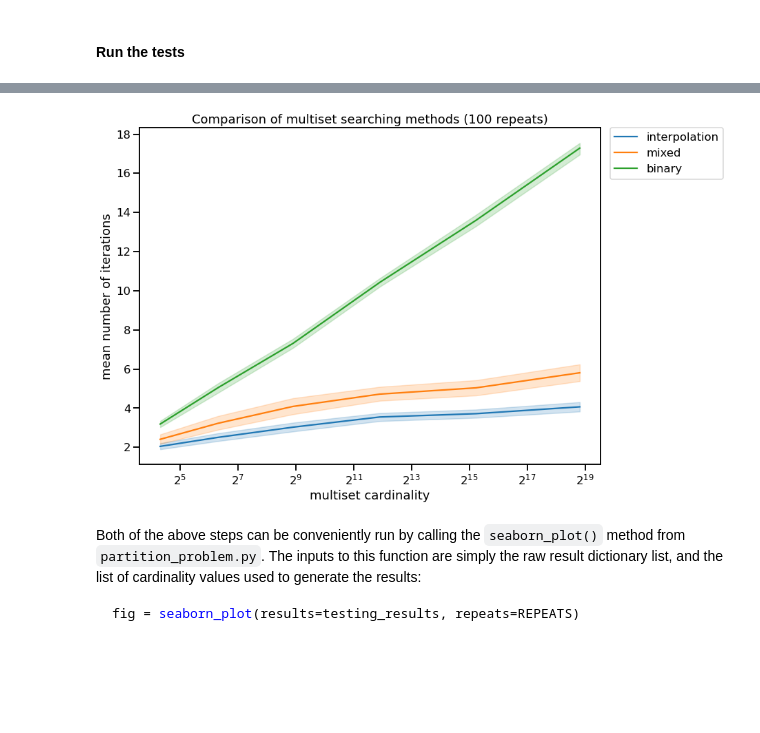
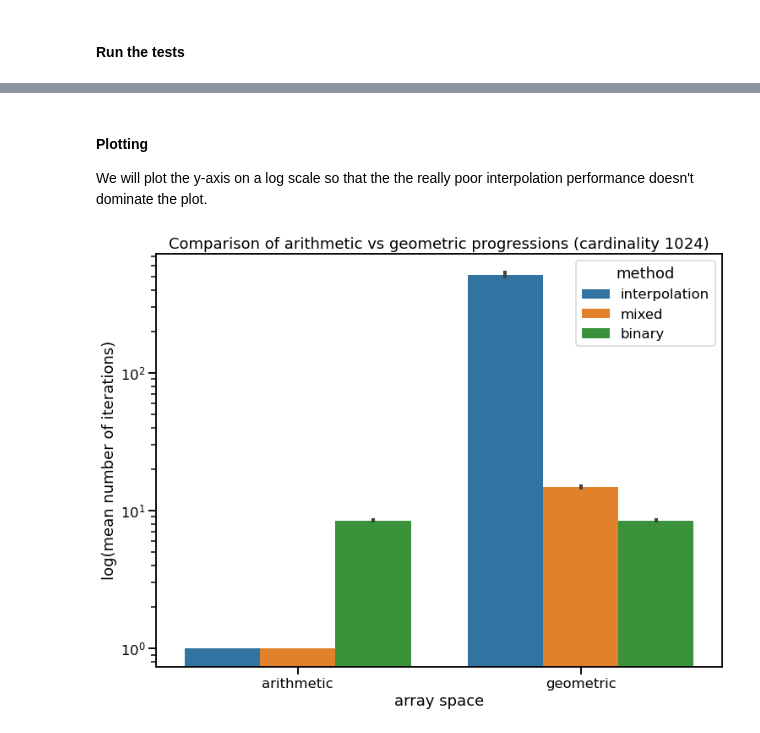
Before and after one commit to matthewDavidson1997/Interpolation-Search, a Jupyter notebook: Interpolation search.ipynb, the cells around one changed output, grey strips where cells are left out. Cells and saved outputs as stored; diff of their text form; code cells hidden in the pictures; blank space fills up the shorter version.

````diff
--- a/Interpolation search.ipynb
+++ b/Interpolation search.ipynb
@@ -160,2 +232,6 @@ REPEATS = 100
+# %%
+SPACE = 'geometric'
+REPEATS = 1000
+TOP_POWER = 10 # 2**10 = 1024
 # %% [markdown]
 #### Run the tests
@@ -214,0 +238,2 @@ Seaborn's `lineplot()` method is an appropriate choice.  This method will plot t
+# %%
+geometric_results = run_cardinality_tests(space=SPACE, repeats=REPEATS, top_power=TOP_POWER)
@@ -214,0 +256,2 @@ Seaborn's `lineplot()` method is an appropriate choice.  This method will plot t
+# %%
+CARDINALITY = 1024
@@ -214,0 +260,16 @@ Seaborn's `lineplot()` method is an appropriate choice.  This method will plot t
+# %%
+# (Re)make the arithmetic dataframe
+arithmetic_df = pd.DataFrame(arithmetic_results)
+# Add a new 'space' column
+arithmetic_df['space'] = ['arithmetic' for _ in range(len(arithmetic_df))]
+# Make the geometric dataframe
+geometric_df = pd.DataFrame(geometric_results)
+# Add a 'space' column
+geometric_df['space'] = ['geometric' for _ in range(len(geometric_df))]
+# Concatenate the two dataframes
+space_testing_df = pd.concat([arithmetic_df, geometric_df])
+# Select only rows with the chosen cardinality value
+space_testing_df = space_testing_df[space_testing_df.cardinality == CARDINALITY]
+# Make the tall df
+tall_df = pd.melt(space_testing_df, id_vars=['space', 'cardinality'], var_name='method', value_name='iterations')
+tall_df
@@ -215,18 +290,14 @@ Seaborn's `lineplot()` method is an appropriate choice.  This method will plot t
+# %% [markdown]
+#### Plotting
+We will plot the y-axis on a log scale so that the the really poor interpolation performance doesn't dominate the plot.
 # %%
+# Make the plot
 fig, ax = plt.subplots(figsize=(12, 9), facecolor='white')
-ax = sns.lineplot(data=tall_df, x='cardinality', y='iterations', hue='method', ci=95)
-ax.set_xlabel('multiset cardinality')
-ax.set_xscale('log', base=2)
-ax.set_ylabel('mean number of iterations')
-# Put legend outside plot
-ax.legend(bbox_to_anchor=(1.02, 1), loc='upper left', borderaxespad=0)
-# Underscore assignment to supress Text object output
-_ = ax.set_title(f'Comparison of multiset searching methods ({REPEATS} repeats)')
+ax = sns.barplot(data=tall_df, x='space', y='iterations', hue='method')
+ax.set_xlabel('array space')
+ax.set_yscale('log', base=10)
+ax.set_ylabel('log(mean number of iterations)')
+# Add the title
+_ = ax.set_title(f'Comparison of arithmetic vs geometric progressions (cardinality {CARDINALITY})')
 # %% [output]
-[figure, old version]
+[figure, new version]
-# %% [markdown]
-Both of the above steps can be conveniently run by calling the `seaborn_plot()` method from `partition_problem.py`.  The inputs to this function are simply the raw result dictionary list, and the list of cardinality values used to generate the results:
-
-```python
-fig = seaborn_plot(results=testing_results, repeats=REPEATS)
-```
````
Also changed, not shown: parts of 46 cells of this notebook.
